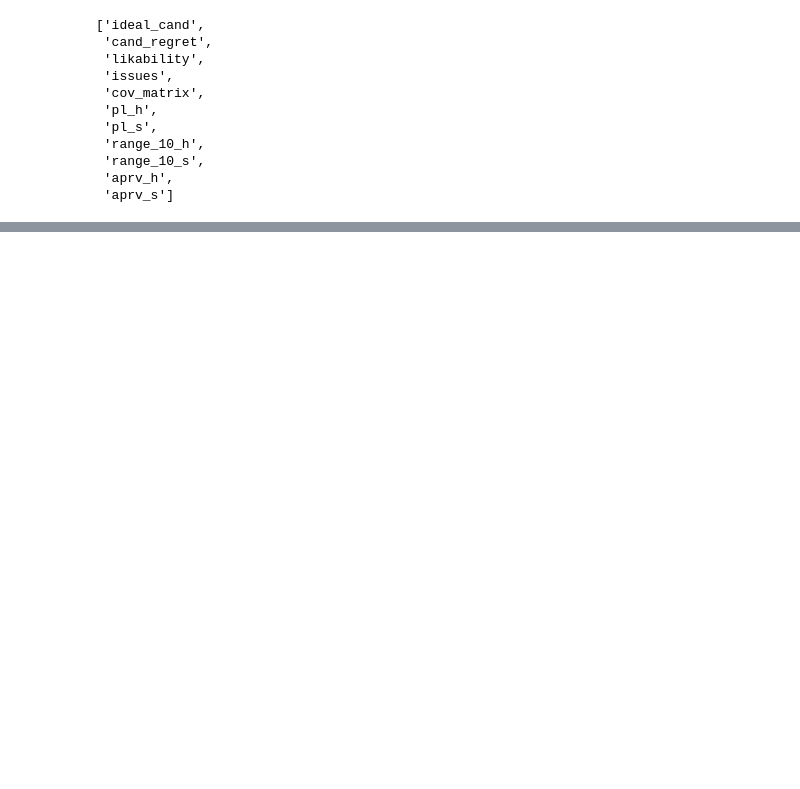
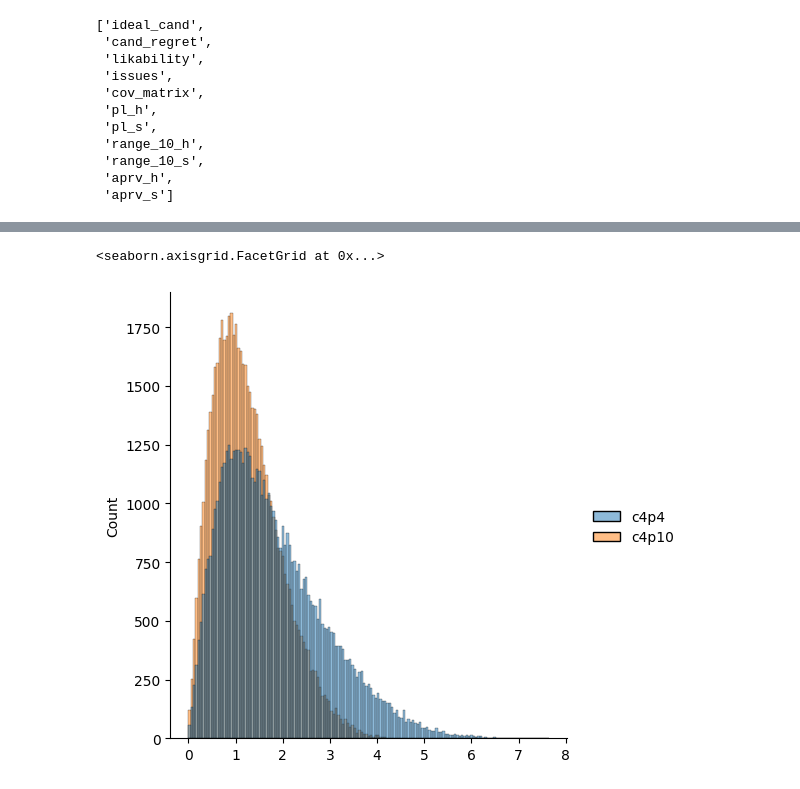
Before and after one commit to tcawlfield/vote-sim, a Jupyter notebook: results/cands_from_primaries.ipynb, the cells around one changed output, grey strips where cells are left out. Drawn from its saved outputs; the diff is of its cells as text; code cells hidden in the pictures; blank space fills up the shorter version.

```diff
--- a/results/cands_from_primaries.ipynb
+++ b/results/cands_from_primaries.ipynb
@@ -43,0 +78,10 @@ print(ak.mean(ak.ravel(c4p10.likability)))
+# %%
+issue_pairs_p10 = ak.combinations(c4p10.issues, n=2, axis=1)
+issue_pairs_flt_p10 = ak.flatten(issue_pairs_p10, axis=1)
+diffs_p10 = issue_pairs_flt_p10["0"] - issue_pairs_flt_p10["1"]
+issue_distances_p10 = np.sqrt(ak.sum(diffs_p10**2, axis=1))
+# %%
+sns.displot({'c4p4': issue_distances, 'c4p10': issue_distances_p10})
+# %% [output]
+<seaborn.axisgrid.FacetGrid at 0x...>
+[figure, added]
```
Also changed, not shown: parts of 12 cells of this notebook, 3 other files.
